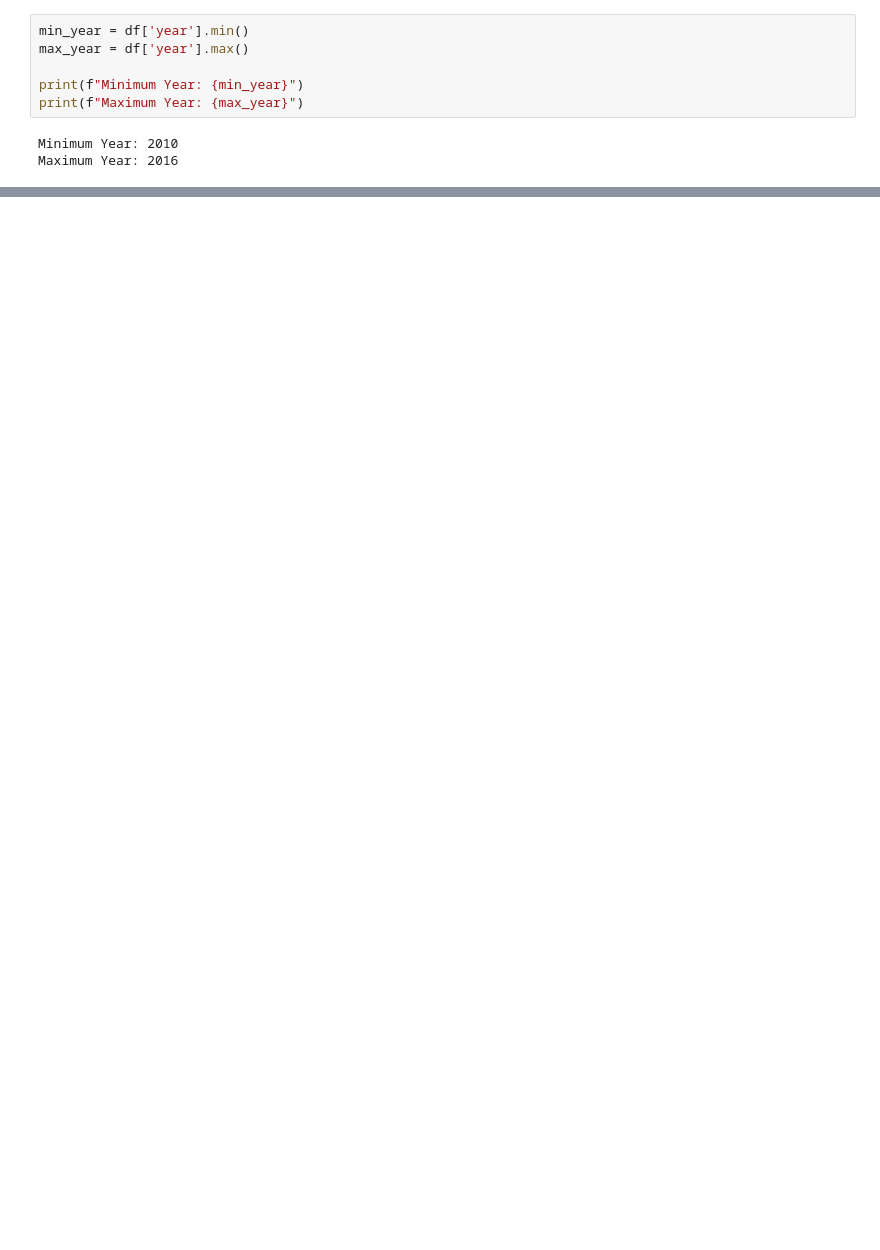
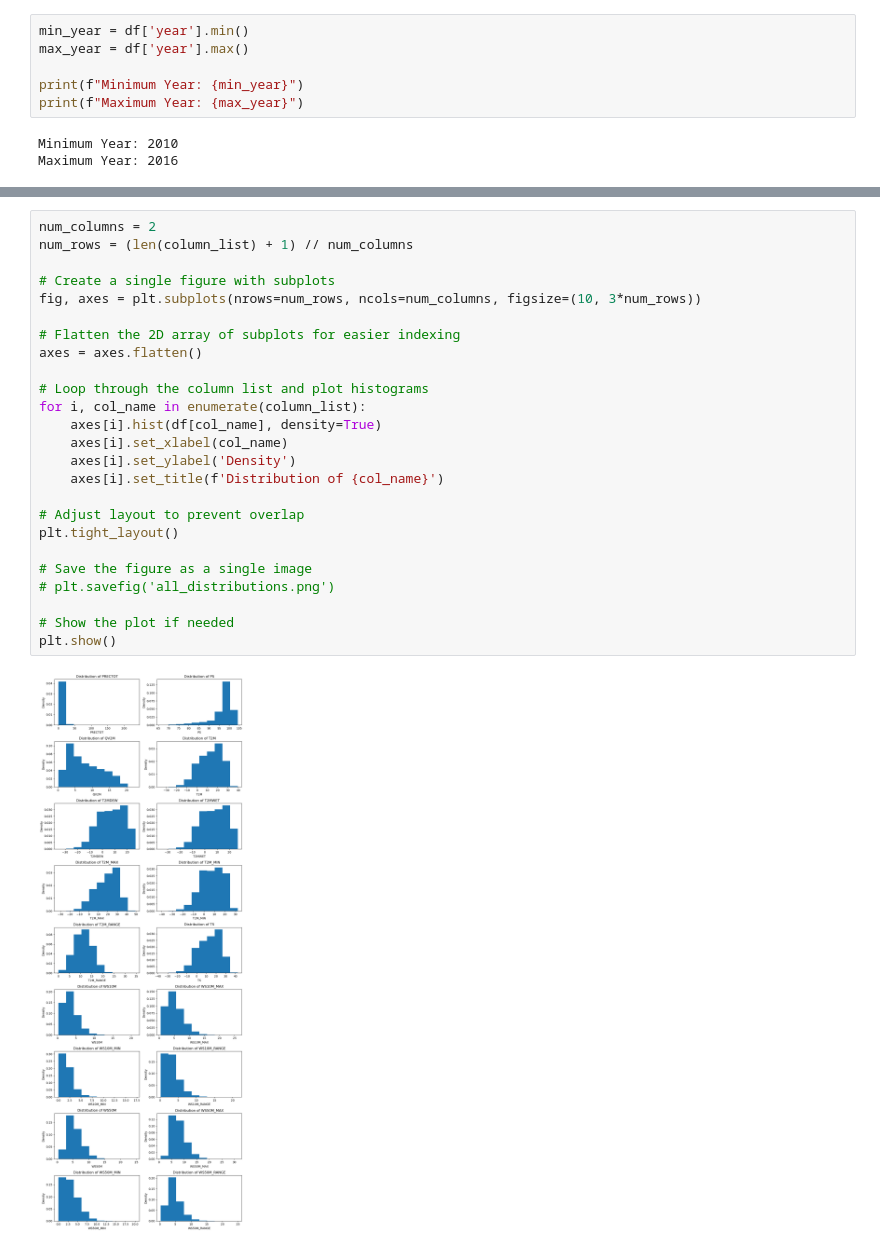
Before and after one commit to vicky545/UMBC-DATA606-Capstone, a Jupyter notebook: notebooks/Drought_Prediction.ipynb, the cells around one changed output, grey strips where cells are left out. Saved outputs shown, nothing was run; the diff lists cells and outputs as text; blank space fills up the shorter version.

```diff
--- a/notebooks/Drought_Prediction.ipynb
+++ b/notebooks/Drought_Prediction.ipynb
@@ -121,0 +261,27 @@ array([   nan, 0.    , 0.0507, ..., 1.6143, 0.7399, 0.606 ])
+# %%
+num_columns = 2
+num_rows = (len(column_list) + 1) // num_columns
+
+# Create a single figure with subplots
+fig, axes = plt.subplots(nrows=num_rows, ncols=num_columns, figsize=(10, 3*num_rows))
+
+# Flatten the 2D array of subplots for easier indexing
+axes = axes.flatten()
+
+# Loop through the column list and plot histograms
+for i, col_name in enumerate(column_list):
+    axes[i].hist(df[col_name], density=True)
+    axes[i].set_xlabel(col_name)
+    axes[i].set_ylabel('Density')
+    axes[i].set_title(f'Distribution of {col_name}')
+
+# Adjust layout to prevent overlap
+plt.tight_layout()
+
+# Save the figure as a single image
+# plt.savefig('all_distributions.png')
+
+# Show the plot if needed
+plt.show()
+# %% [output]
+[figure, added]
```
Also changed, not shown: parts of 24 cells of this notebook, 1 other file.
